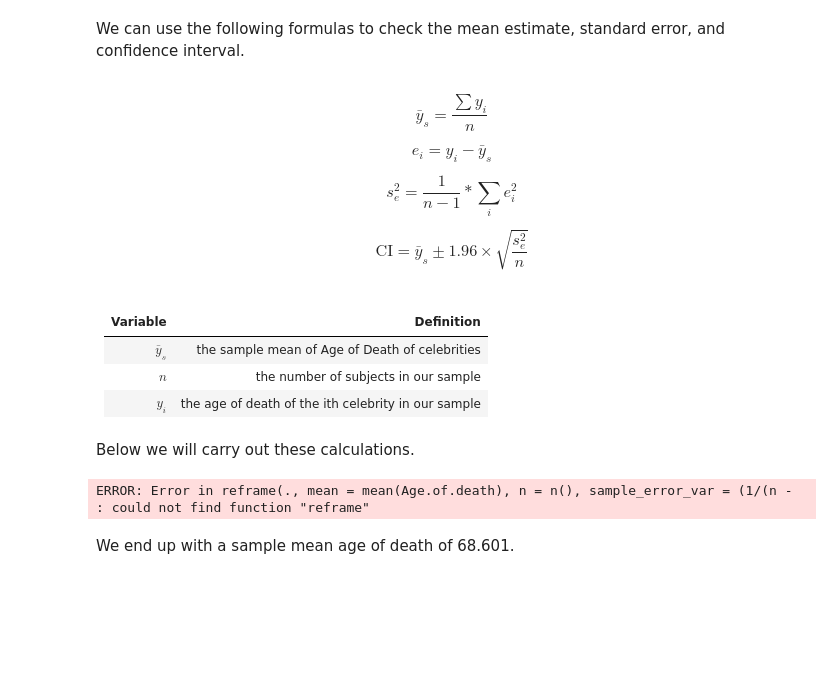
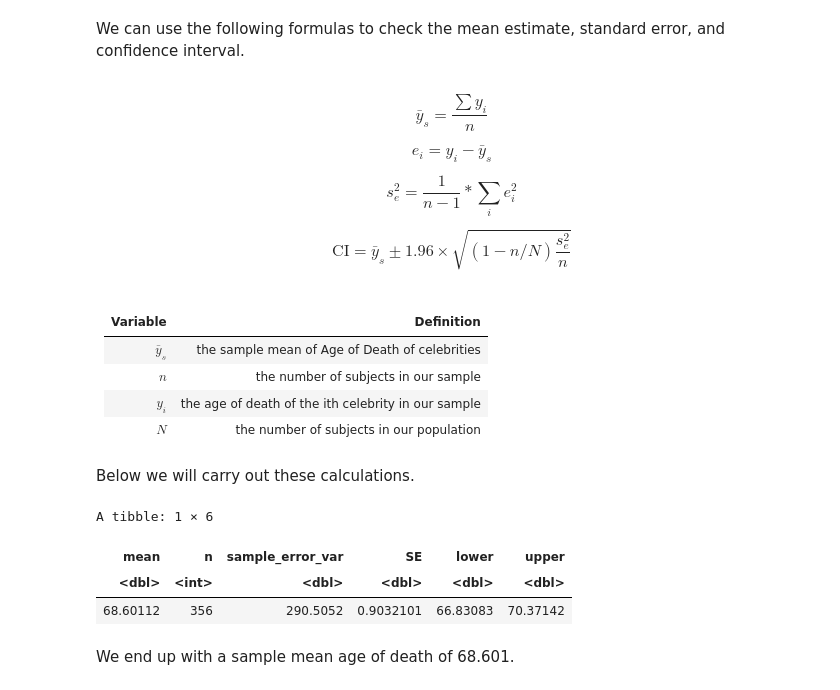
Before and after one commit to jjadeb/STAT334-Project, a Jupyter notebook: STAT344 Group Project-Copy1.ipynb, the cells around one changed output. Cells and saved outputs as stored; diff of their text form; code cells hidden in the pictures; blank space fills up the shorter version.

```diff
--- a/STAT344 Group Project-Copy1.ipynb
+++ b/STAT344 Group Project-Copy1.ipynb
@@ -600,7 +602,7 @@ $$e_{i} = y_{i} - \bar{y}_{s}$$
 
 $$s_{e} ^ 2 = {\frac{1}{n-1}}*{\sum\limits_{i}{e_{i}^{2}}}$$
 
-$${\text{CI} = \bar{y}_{s}} \pm 1.96 \times {\sqrt{\frac{s_{e} ^ 2}{n}}}$$
+$${\text{CI} = \bar{y}_{s}} \pm 1.96 \times {\sqrt{(1-n/N)\frac{s_{e} ^ 2}{n}}}$$
 
 
 <br>
@@ -611,21 +613,25 @@ $${\text{CI} = \bar{y}_{s}} \pm 1.96 \times {\sqrt{\frac{s_{e} ^ 2}{n}}}$$
 | $\bar{y}_{s}$ | the sample mean of Age of Death of celebrities
 | $n$ | the number of subjects in our sample
 | $y_{i}$ | the age of death of the ith celebrity in our sample
+| $N$ | the number of subjects in our population
 # %% [markdown]
 Below we will carry out these calculations.
 # %%
 ei_sum = sum((age_srs$Age.of.death - mean(age_srs$Age.of.death))^2)
 
 means_estimate <- age_srs %>%
 reframe(mean = mean(Age.of.death),
           n = n(),
           sample_error_var = (1/(n-1))*ei_sum,
-          SE = sqrt(sample_error_var/n),
+          SE = sqrt((1-n/pop_n)*sample_error_var/n),
           lower = mean - 1.96 * SE,
           upper = mean + 1.96 * SE)
 means_estimate
 # %% [output]
-ERROR: Error in reframe(., mean = mean(Age.of.death), n = n(), sample_error_var = (1/(n - : could not find function "reframe"
+A tibble: 1 × 6
+| mean | n | sample_error_var | SE | lower | upper |
+| <dbl> | <int> | <dbl> | <dbl> | <dbl> | <dbl> |
+| 68.60112 | 356 | 290.5052 | 0.9032101 | 66.83083 | 70.37142 |
 # %% [markdown]
 We end up with a sample mean age of death of 68.601.
 # %% [markdown]
```
Also changed, not shown: parts of 27 cells of this notebook.
